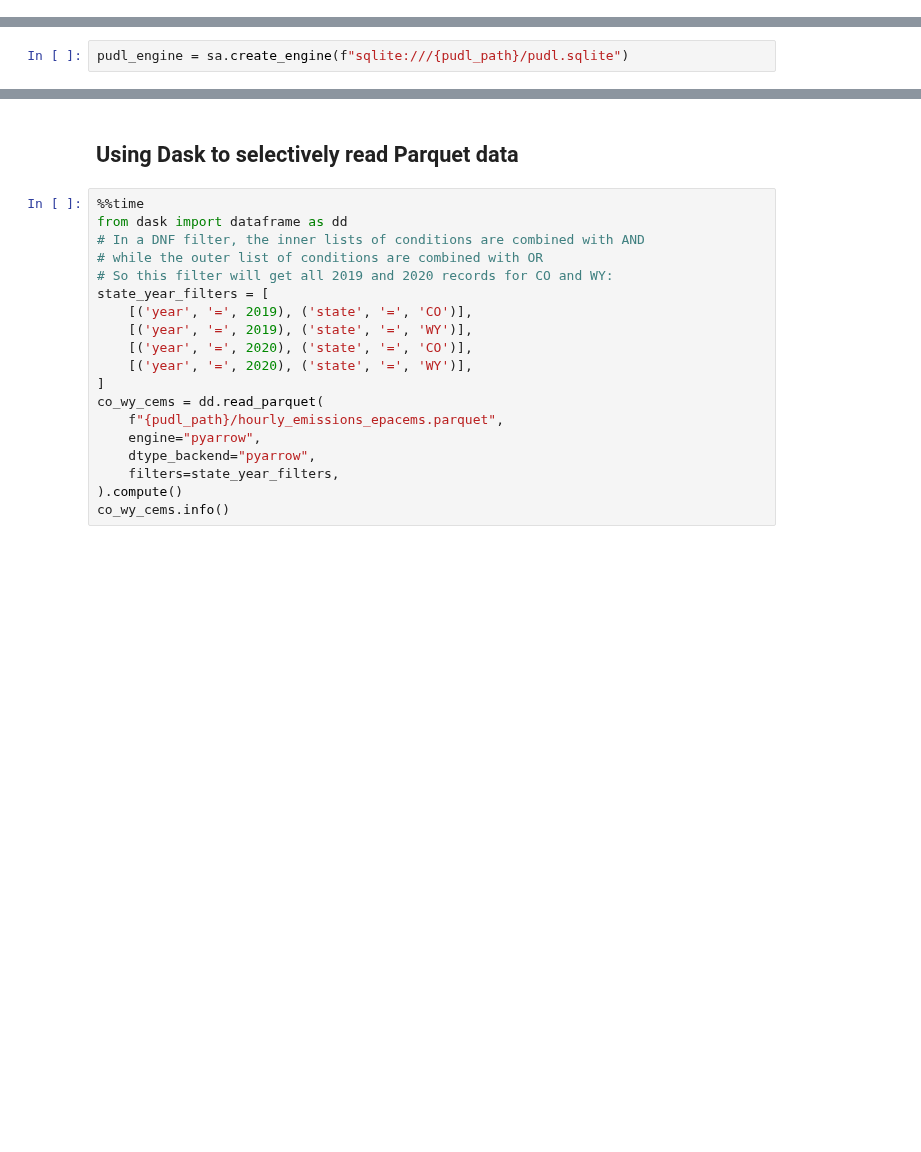
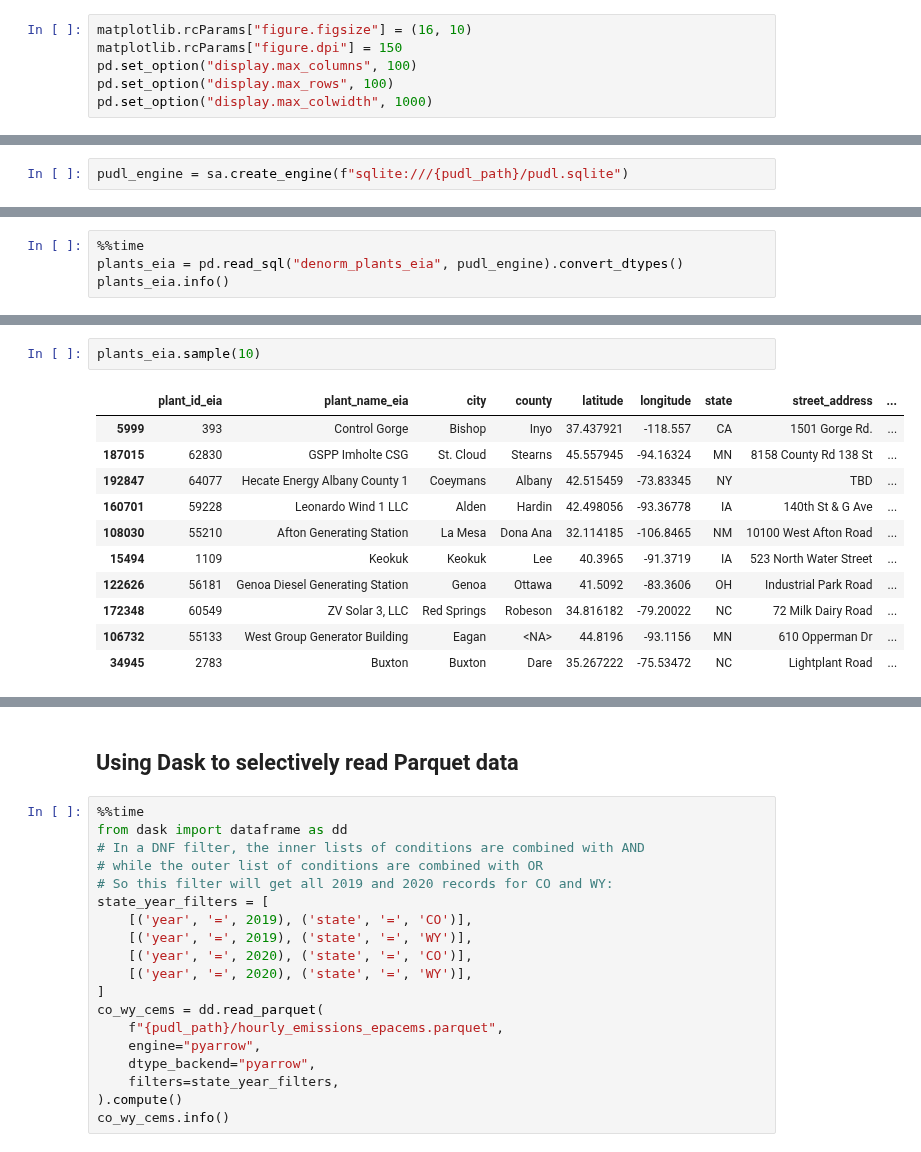
Before and after one commit to catalyst-cooperative/pudl-examples, a Jupyter notebook: notebooks/01-pudl-data-access.ipynb, the cells around one changed output, grey strips where cells are left out. Saved outputs shown, nothing was run; the diff lists cells and outputs as text; blank space fills up the shorter version.

Commit message:
Kaggle Notebook | 01 PUDL Data Access | Version 3

```diff
--- a/notebooks/01-pudl-data-access.ipynb
+++ b/notebooks/01-pudl-data-access.ipynb
@@ -51,0 +56,6 @@ sa.__version__='2.0.17'
+# %%
+matplotlib.rcParams["figure.figsize"] = (16, 10)
+matplotlib.rcParams["figure.dpi"] = 150
+pd.set_option("display.max_columns", 100)
+pd.set_option("display.max_rows", 100)
+pd.set_option("display.max_colwidth", 1000)
@@ -55,0 +79,4 @@ pudl_engine = sa.create_engine(f"sqlite:///{pudl_path}/pudl.sqlite")
+# %%
+%%time
+plants_eia = pd.read_sql("denorm_plants_eia", pudl_engine).convert_dtypes()
+plants_eia.info()
@@ -55,0 +101,14 @@ pudl_engine = sa.create_engine(f"sqlite:///{pudl_path}/pudl.sqlite")
+# %%
+plants_eia.sample(10)
+# %% [output]
+|  | plant_id_eia | plant_name_eia | city | county | latitude | longitude | state | street_address | ... |
+| 5999 | 393 | Control Gorge | Bishop | Inyo | 37.437921 | -118.557 | CA | 1501 Gorge Rd. | ... |
+| 187015 | 62830 | GSPP Imholte CSG | St. Cloud | Stearns | 45.557945 | -94.16324 | MN | 8158 County Rd 138 St | ... |
+| 192847 | 64077 | Hecate Energy Albany County 1 | Coeymans | Albany | 42.515459 | -73.83345 | NY | TBD | ... |
+| 160701 | 59228 | Leonardo Wind 1 LLC | Alden | Hardin | 42.498056 | -93.36778 | IA | 140th St & G Ave | ... |
+| 108030 | 55210 | Afton Generating Station | La Mesa | Dona Ana | 32.114185 | -106.8465 | NM | 10100 West Afton Road | ... |
+| 15494 | 1109 | Keokuk | Keokuk | Lee | 40.3965 | -91.3719 | IA | 523 North Water Street | ... |
+| 122626 | 56181 | Genoa Diesel Generating Station | Genoa | Ottawa | 41.5092 | -83.3606 | OH | Industrial Park Road | ... |
+| 172348 | 60549 | ZV Solar 3, LLC | Red Springs | Robeson | 34.816182 | -79.20022 | NC | 72 Milk Dairy Road | ... |
+| 106732 | 55133 | West Group Generator Building | Eagan | <NA> | 44.8196 | -93.1156 | MN | 610 Opperman Dr | ... |
+| 34945 | 2783 | Buxton | Buxton | Dare | 35.267222 | -75.53472 | NC | Lightplant Road | ... |
```
Also changed, not shown: parts of 22 cells of this notebook.
